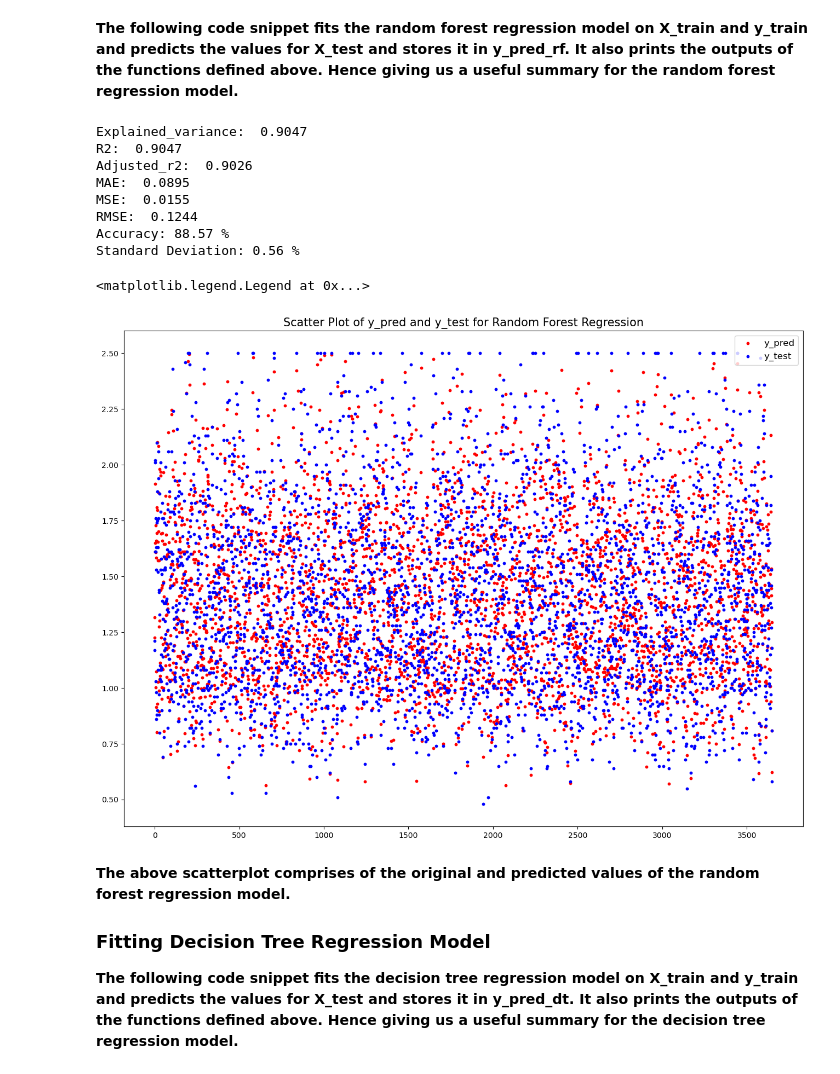
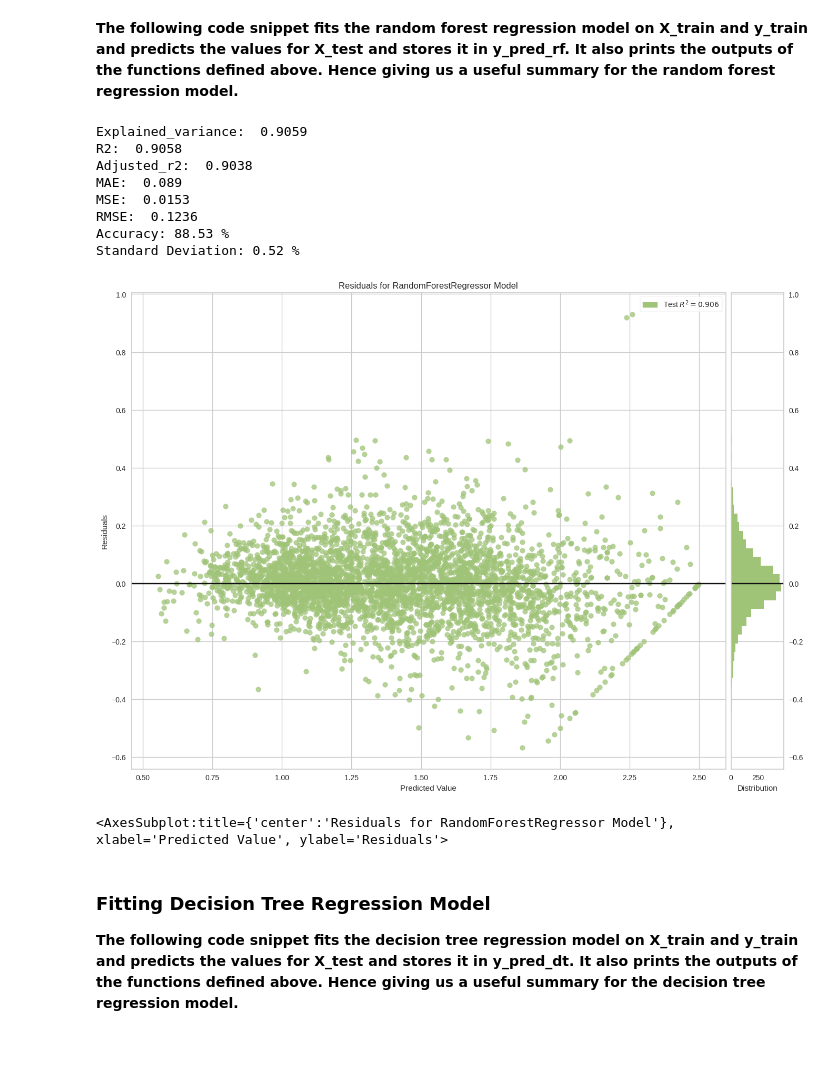
Before and after one commit to utkarsh369gupta/avacadopriceprediction, a Jupyter notebook: avocado_prices.ipynb, the cells around one changed output. Drawn from its saved outputs; the diff is of its cells as text; code cells hidden in the pictures; blank space fills up the shorter version.

```diff
--- a/avocado_prices.ipynb
+++ b/avocado_prices.ipynb
@@ -524,32 +514,29 @@ plt.legend((red,blue),("y_pred","y_test"),scatterpoints=1, loc='upper right',fon
 # %%
 from sklearn.ensemble import RandomForestRegressor
 
-classifier = RandomForestRegressor()
-classifier.fit(X_train, y_train)
-y_pred_rf = classifier.predict(X_test)
+rand_regressor = RandomForestRegressor()
+rand_regressor.fit(X_train, y_train)
+y_pred_rf = rand_regressor.predict(X_test)
 regression_results(y_test,y_pred_rf)
-model_accuracy(classifier)
+model_accuracy(rand_regressor)
 # %% [output]
-Explained_variance:  0.9047
-R2:  0.9047
-Adjusted_r2:  0.9026
-MAE:  0.0895
-MSE:  0.0155
-RMSE:  0.1244
-Accuracy: 88.57 %
-Standard Deviation: 0.56 %
+Explained_variance:  0.9059
+R2:  0.9058
+Adjusted_r2:  0.9038
+MAE:  0.089
+MSE:  0.0153
+RMSE:  0.1236
+Accuracy: 88.53 %
+Standard Deviation: 0.52 %
-# %%
-plt.figure(figsize=(16, 12),dpi=100)
-red=plt.scatter(range(len(X_test)),y_pred_rf,c='r',s = 10)
-blue=plt.scatter(range(len(X_test)),y_test,c='b', s = 10)
-plt.title("Scatter Plot of y_pred and y_test for Random Forest Regression",fontsize=15)
-plt.legend((red,blue),("y_pred","y_test"),scatterpoints=1, loc='upper right',fontsize=12)
-# %% [output]
-<matplotlib.legend.Legend at 0x...>
-[figure, removed]
+# %%
+fig = plt.figure(figsize=(16, 12),dpi=100)
+visualizer = ResidualsPlot(rand_regressor, hist = True, qqplot = False)
+visualizer.score(X_test, y_test)  # Evaluate the model on the test data
+visualizer.show()                 # Finalize and render the figure
+# %% [output]
+[figure, added]
+<AxesSubplot:title={'center':'Residuals for RandomForestRegressor Model'}, xlabel='Predicted Value', ylabel='Residuals'>
 # %% [markdown]
-**The above scatterplot comprises of the original and predicted values of the random forest regression model.**
-
 <h3>Fitting Decision Tree Regression Model</h3>
 
 **The following code snippet fits the decision tree regression model on X_train and y_train and predicts the values for X_test and stores it in y_pred_dt. It also prints the outputs of the functions defined above. Hence giving us a useful summary for the decision tree regression model.**
```
Also changed, not shown: parts of 18 cells of this notebook.
